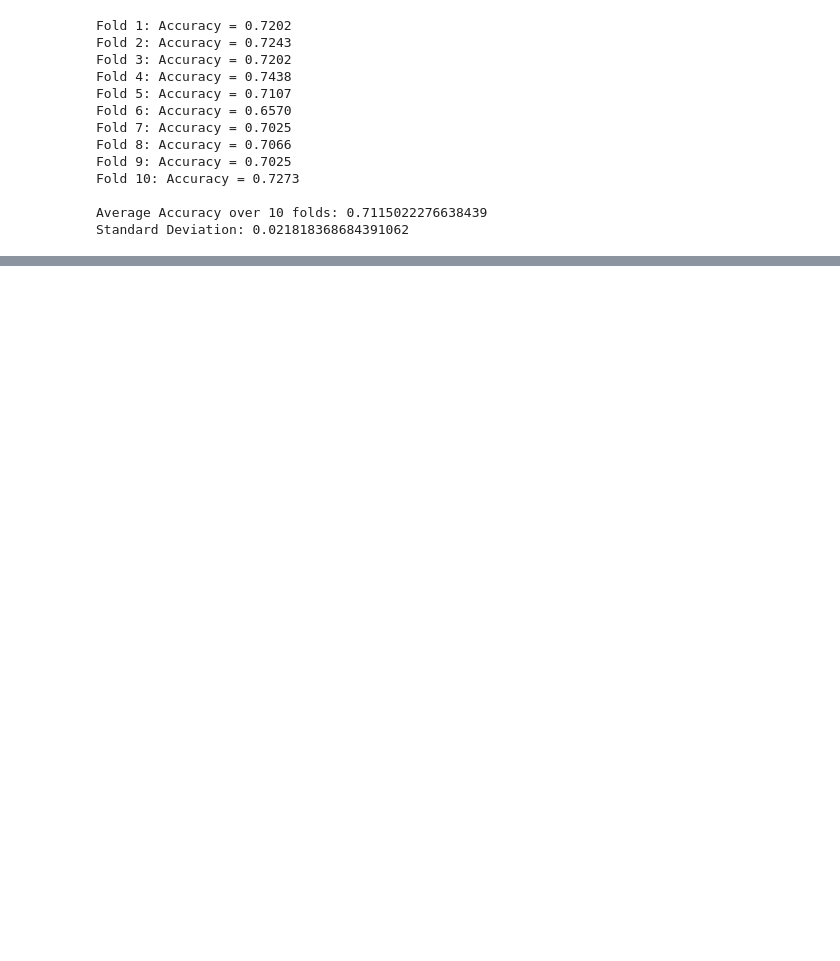
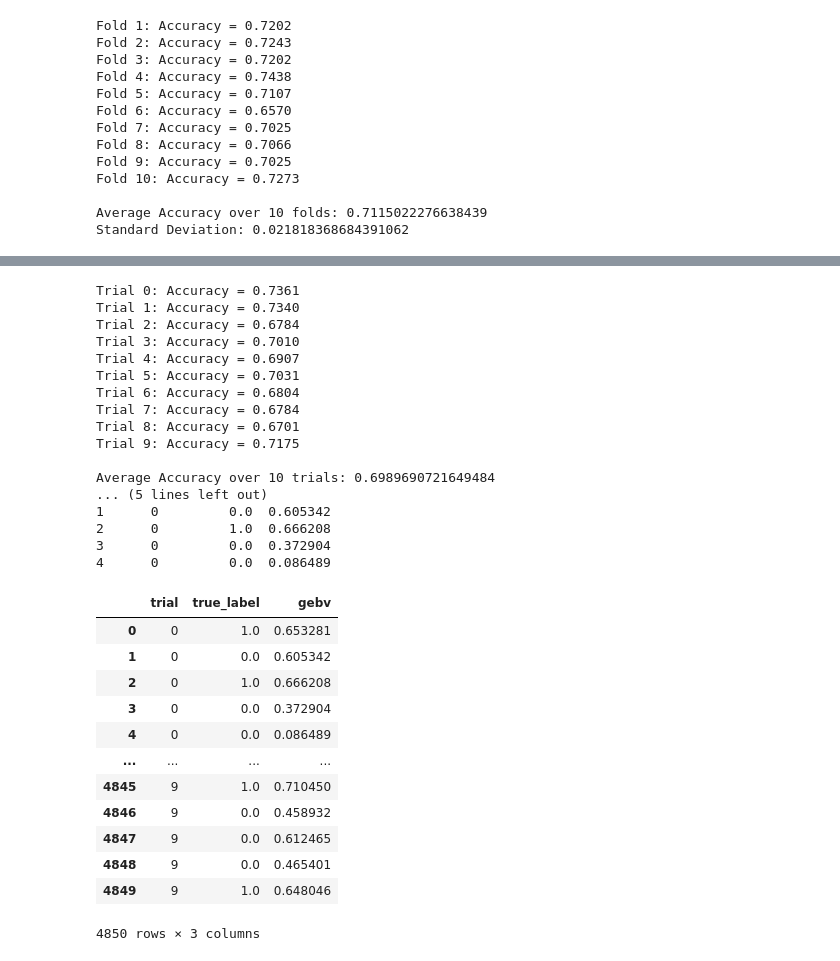
Before and after one commit to henrysun9074/gsAI, a Jupyter notebook: GEBVpreds.ipynb, the cells around one changed output, grey strips where cells are left out. Cells and saved outputs as stored; diff of their text form; code cells hidden in the pictures; blank space fills up the shorter version.

```diff
--- a/GEBVpreds.ipynb
+++ b/GEBVpreds.ipynb
@@ -335,3 +318,73 @@ gebv_records
+# %%
+fold_accuracies = []
+gebv_records = []
+
+for trial_idx in range(10):
+    X_train_val, X_test, y_train_val, y_test = train_test_split(
+        X, y, test_size=0.2, stratify=y, random_state=trial_idx
+    )
+    X_train, X_calib, y_train, y_calib = train_test_split(
+        X_train_val, y_train_val, test_size=0.2, stratify=y_train_val, random_state=trial_idx
+    )
+    gb_model = GradientBoostingClassifier(n_estimators=100, learning_rate=0.1, max_depth=3, random_state=42)
+    gb_model.fit(X_train, y_train)
+
+    gb_frozen = FrozenEstimator(gb_model)
+    calibrated_gb = CalibratedClassifierCV(estimator=gb_frozen, method='sigmoid')
+    calibrated_gb.fit(X_calib, y_calib)
+
+    y_probs = calibrated_gb.predict_proba(X_test)
+    y_preds = np.argmax(y_probs, axis=1)
+    acc = accuracy_score(y_test, y_preds)
+    fold_accuracies.append(acc)
+
+    for i, prob in zip(X_test, y_probs[:, 1]):
+        gebv_records.append({
+            'trial': trial_idx,
+            'true_label': y_test[np.where((X_test == i).all(axis=1))[0][0]],
+            'gebv': prob
+        })
+
+    print(f"Trial {trial_idx}: Accuracy = {acc:.4f}")
+
+print("\nAverage Accuracy over 10 trials:", np.mean(fold_accuracies))
+print("Standard Deviation:", np.std(fold_accuracies))
+gebv_df = pd.DataFrame(gebv_records)
+print("\nGEBV Predictions Preview:")
+print(gebv_df.head())
+gebv_df.to_csv("gebv_df_GB.csv")
+gebv_df
+# %% [output]
+Trial 0: Accuracy = 0.7361
+Trial 1: Accuracy = 0.7340
+Trial 2: Accuracy = 0.6784
+Trial 3: Accuracy = 0.7010
+Trial 4: Accuracy = 0.6907
+Trial 5: Accuracy = 0.7031
+Trial 6: Accuracy = 0.6804
+Trial 7: Accuracy = 0.6784
+Trial 8: Accuracy = 0.6701
+Trial 9: Accuracy = 0.7175
+
+Average Accuracy over 10 trials: 0.6989690721649484
+... (5 lines left out)
+1      0         0.0  0.605342
+2      0         1.0  0.666208
+3      0         0.0  0.372904
+4      0         0.0  0.086489
+|  | trial | true_label | gebv |
+| 0 | 0 | 1.0 | 0.653281 |
+| 1 | 0 | 0.0 | 0.605342 |
+| 2 | 0 | 1.0 | 0.666208 |
+| 3 | 0 | 0.0 | 0.372904 |
+| 4 | 0 | 0.0 | 0.086489 |
+| ... | ... | ... | ... |
+| 4845 | 9 | 1.0 | 0.710450 |
+| 4846 | 9 | 0.0 | 0.458932 |
+| 4847 | 9 | 0.0 | 0.612465 |
+| 4848 | 9 | 0.0 | 0.465401 |
+| 4849 | 9 | 1.0 | 0.648046 |
+4850 rows × 3 columns
 # %%
 # plt.subplot(1, 3, 2)
 # plt.scatter(gebv_records["gebv"], gebv_records["true_label"], alpha=0.5)
```
Also changed, not shown: parts of 5 cells of this notebook, 2 other files.
